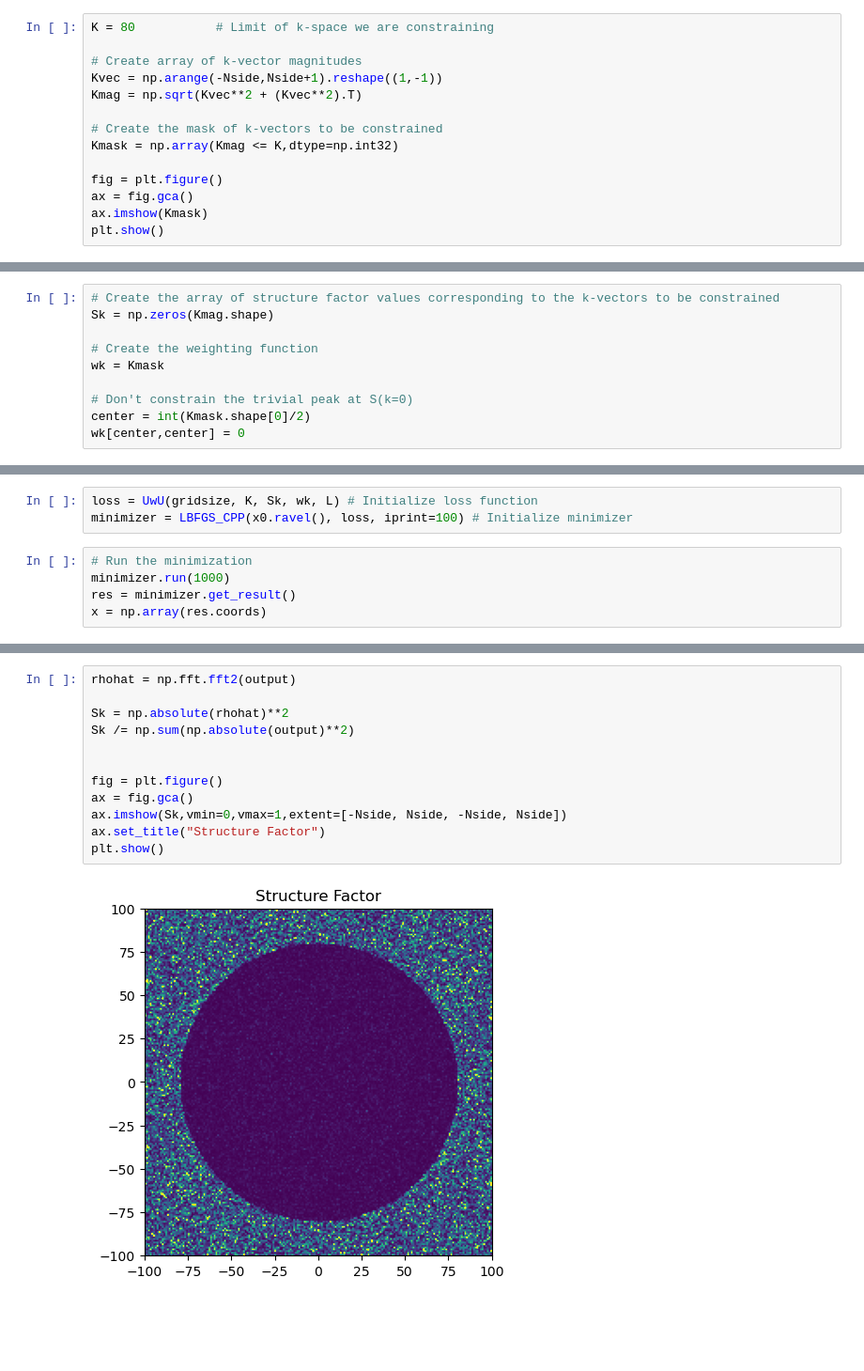
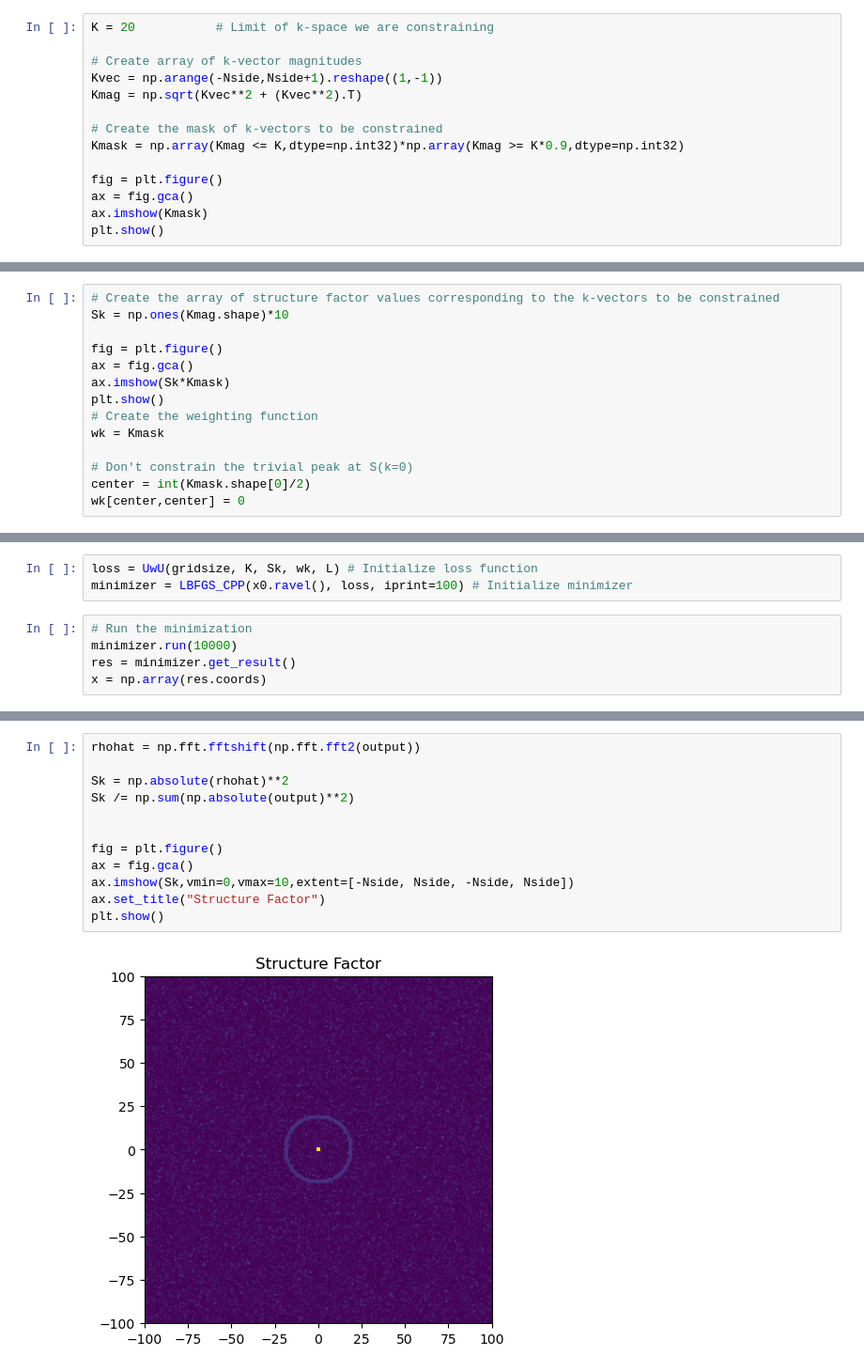
Before and after one commit to martiniani-lab/FReSCo, a Jupyter notebook: examples/UwU.ipynb, the cells around one changed output, grey strips where cells are left out. Shown: that part at 94% size. Cells and saved outputs as stored; diff of their text form; blank space fills up the shorter version.

```diff
--- a/examples/UwU.ipynb
+++ b/examples/UwU.ipynb
@@ -10,14 +10,14 @@ L = np.ones(ndim) # 1x1 square box
 gridsize = np.ones(ndim,dtype=np.int32)*int(2*Nside+1) # grid shape
 x0 = np.random.random(gridsize) # Random initial condition
 # %%
-K = 80           # Limit of k-space we are constraining
+K = 20           # Limit of k-space we are constraining
 
 # Create array of k-vector magnitudes
 Kvec = np.arange(-Nside,Nside+1).reshape((1,-1))
 Kmag = np.sqrt(Kvec**2 + (Kvec**2).T)
 
 # Create the mask of k-vectors to be constrained
-Kmask = np.array(Kmag <= K,dtype=np.int32)
+Kmask = np.array(Kmag <= K,dtype=np.int32)*np.array(Kmag >= K*0.9,dtype=np.int32)
 
 fig = plt.figure()
 ax = fig.gca()
@@ -28,7 +28,11 @@ plt.show()
 # %%
 # Create the array of structure factor values corresponding to the k-vectors to be constrained
-Sk = np.zeros(Kmag.shape)
+Sk = np.ones(Kmag.shape)*10
 
+fig = plt.figure()
+ax = fig.gca()
+ax.imshow(Sk*Kmask)
+plt.show()
 # Create the weighting function
 wk = Kmask
 
@@ -40,7 +46,7 @@ loss = UwU(gridsize, K, Sk, wk, L) # Initialize loss function
 minimizer = LBFGS_CPP(x0.ravel(), loss, iprint=100) # Initialize minimizer
 # %%
 # Run the minimization
-minimizer.run(1000)
+minimizer.run(10000)
 res = minimizer.get_result()
 x = np.array(res.coords)
 # %% [output]
@@ -67,14 +81,14 @@ plt.show()
 # %%
-rhohat = np.fft.fft2(output)
+rhohat = np.fft.fftshift(np.fft.fft2(output))
 
 Sk = np.absolute(rhohat)**2
 Sk /= np.sum(np.absolute(output)**2)
 
 
 fig = plt.figure()
 ax = fig.gca()
-ax.imshow(Sk,vmin=0,vmax=1,extent=[-Nside, Nside, -Nside, Nside])
+ax.imshow(Sk,vmin=0,vmax=10,extent=[-Nside, Nside, -Nside, Nside])
 ax.set_title("Structure Factor")
 plt.show()
 # %% [output]
-[figure, old version]
+[figure, new version]
```
Also changed, not shown: parts of 4 cells of this notebook, 2 other files.
